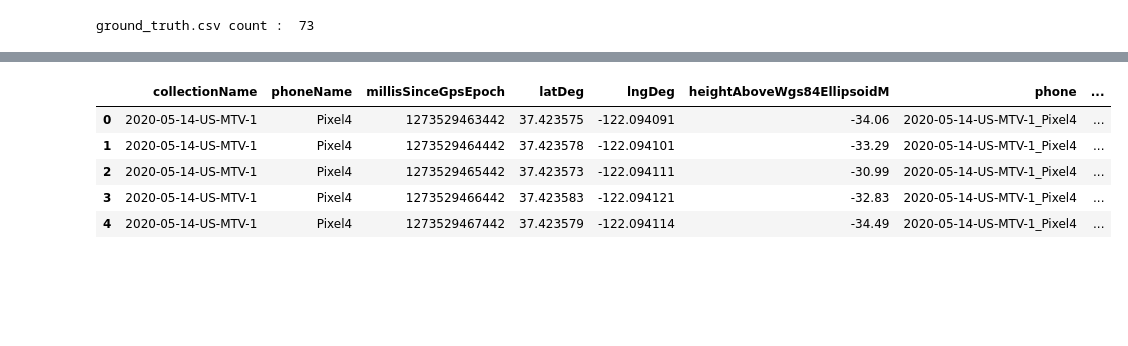
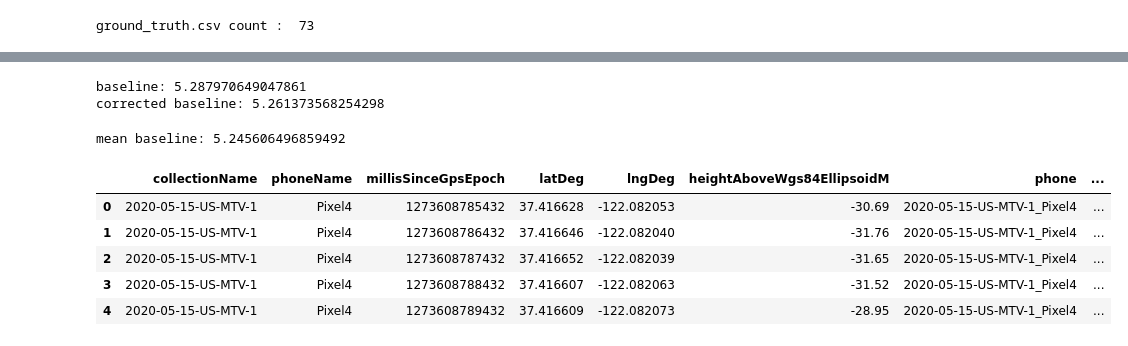
Before and after one commit to kuto5046/kaggle-outdoor, a Jupyter notebook: notebook/create_baseline.ipynb, the cells around one changed output, grey strips where cells are left out. Saved outputs shown, nothing was run; the diff lists cells and outputs as text; code cells hidden in the pictures; blank space fills up the shorter version.

```diff
--- a/notebook/create_baseline.ipynb
+++ b/notebook/create_baseline.ipynb
@@ -257,0 +370,11 @@ os.makedirs(output_dir, exist_ok=True)
+# %%
+# baseline
+base_score = get_train_score(base_train, gt)
+print("baseline:", base_score)
+
+# baseline
+corrected_base_score = get_train_score(corrected_base_df, gt)
+print("corrected baseline:", corrected_base_score)
+# %% [output]
+baseline: 5.287970649047861
+corrected baseline: 5.261373568254298
@@ -258,11 +383,19 @@ os.makedirs(output_dir, exist_ok=True)
+# %%
+mean_df = base_train.copy()
+mean_df["latDeg"] = (base_train["latDeg"]*0.5 + corrected_base_df["latDeg"]*0.5)
+mean_df["lngDeg"] = (base_train["lngDeg"]*0.5 + corrected_base_df["lngDeg"]*0.5)
+mean_score = get_train_score(mean_df, gt)
+print("mean baseline:", mean_score)
+# %% [output]
+mean baseline: 5.245606496859492
 # %%
-base_train = pd.read_csv(root/ 'baseline_locations_train.csv')
-base_train.loc[:,['px','py','pz']] = 0
-base_train.head()
+base_test = pd.read_csv(root/ 'baseline_locations_test_with_speed.csv')
+base_test.loc[:,['px','py','pz']] = 0
+base_test.head()
 # %% [output]
 |  | collectionName | phoneName | millisSinceGpsEpoch | latDeg | lngDeg | heightAboveWgs84EllipsoidM | phone | ... |
-| 0 | 2020-05-14-US-MTV-1 | Pixel4 | 1273529463442 | 37.423575 | -122.094091 | -34.06 | 2020-05-14-US-MTV-1_Pixel4 | ... |
-| 1 | 2020-05-14-US-MTV-1 | Pixel4 | 1273529464442 | 37.423578 | -122.094101 | -33.29 | 2020-05-14-US-MTV-1_Pixel4 | ... |
-| 2 | 2020-05-14-US-MTV-1 | Pixel4 | 1273529465442 | 37.423573 | -122.094111 | -30.99 | 2020-05-14-US-MTV-1_Pixel4 | ... |
-| 3 | 2020-05-14-US-MTV-1 | Pixel4 | 1273529466442 | 37.423583 | -122.094121 | -32.83 | 2020-05-14-US-MTV-1_Pixel4 | ... |
-| 4 | 2020-05-14-US-MTV-1 | Pixel4 | 1273529467442 | 37.423579 | -122.094114 | -34.49 | 2020-05-14-US-MTV-1_Pixel4 | ... |
+| 0 | 2020-05-15-US-MTV-1 | Pixel4 | 1273608785432 | 37.416628 | -122.082053 | -30.69 | 2020-05-15-US-MTV-1_Pixel4 | ... |
+| 1 | 2020-05-15-US-MTV-1 | Pixel4 | 1273608786432 | 37.416646 | -122.082040 | -31.76 | 2020-05-15-US-MTV-1_Pixel4 | ... |
+| 2 | 2020-05-15-US-MTV-1 | Pixel4 | 1273608787432 | 37.416652 | -122.082039 | -31.65 | 2020-05-15-US-MTV-1_Pixel4 | ... |
+| 3 | 2020-05-15-US-MTV-1 | Pixel4 | 1273608788432 | 37.416607 | -122.082063 | -31.52 | 2020-05-15-US-MTV-1_Pixel4 | ... |
+| 4 | 2020-05-15-US-MTV-1 | Pixel4 | 1273608789432 | 37.416609 | -122.082073 | -28.95 | 2020-05-15-US-MTV-1_Pixel4 | ... |
```
Also changed, not shown: parts of 21 cells of this notebook.
